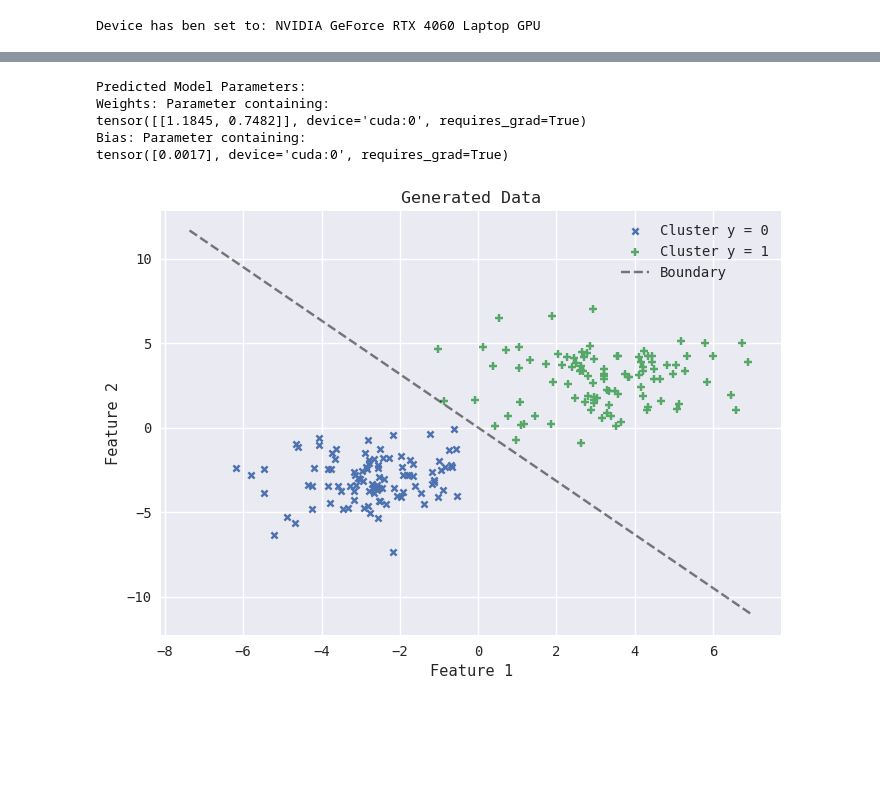
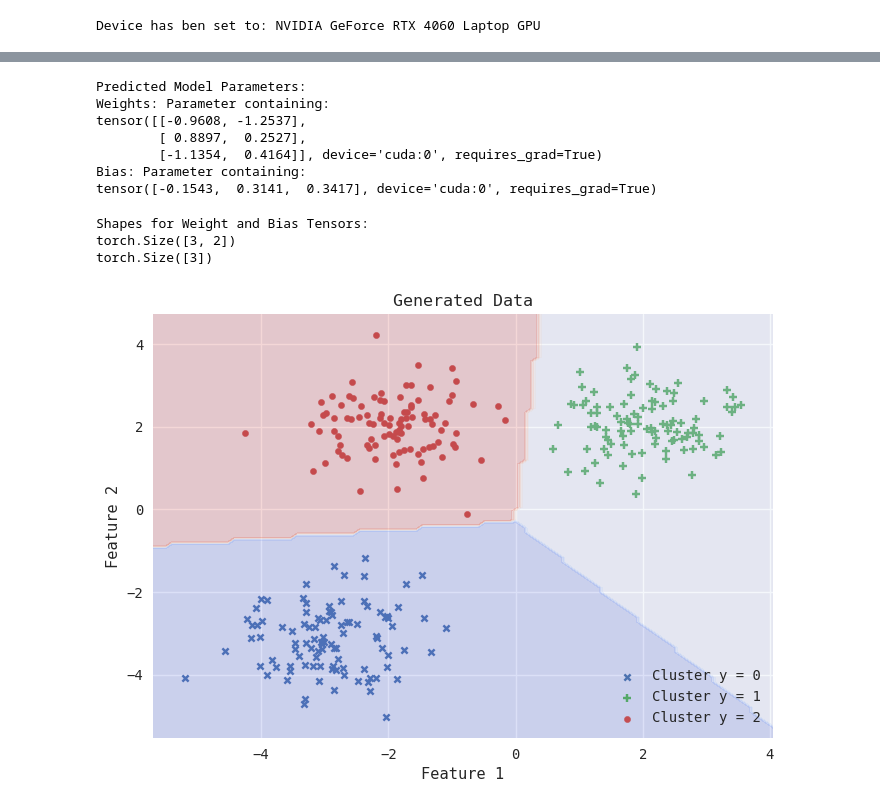
Before and after one commit to abhans/torchbygnd, a Jupyter notebook: test.ipynb, the cells around one changed output, grey strips where cells are left out. Cells and saved outputs as stored; diff of their text form; code cells hidden in the pictures; blank space fills up the shorter version.

Commit message:
Deleted `demo.ipynb`, finalised code for multinomial logistic regression, updated `clusters` and `base.py` accordingly

```diff
--- a/test.ipynb
+++ b/test.ipynb
@@ -41,3 +39,5 @@ X, y = clusters(SIZE, std0 = 1.3, std1 = 1.6)
+# %%
+X, y = clusters(SIZE, means=[(-3, -3), (2, 2), (-2, 2)], stds=[0.8, 0.6, 0.7])
 # %%
 print("Generated X:", X, "\nGenerated y:", y, sep='\n')
 print("\nShape of X: ", X.shape, "\nShape of y: ", y.shape, sep='\n')
@@ -72,3 +94,3 @@ plt.show()
 # %%
-Model = LogisticRegression(in_dims=2).to(DEVICE)
+Model = LogisticRegression(in_dims=2, out_dims=3, multinomial=True).to(DEVICE)
 # %%
@@ -167,6 +189,8 @@ print(f"Predicted Model Parameters:", "Weights: {}".format(Model.linear.weight),
 # %% [output]
 Predicted Model Parameters:
 Weights: Parameter containing:
-tensor([[1.1845, 0.7482]], device='cuda:0', requires_grad=True)
+tensor([[-0.9608, -1.2537],
+        [ 0.8897,  0.2527],
+        [-1.1354,  0.4164]], device='cuda:0', requires_grad=True)
 Bias: Parameter containing:
-tensor([0.0017], device='cuda:0', requires_grad=True)
+tensor([-0.1543,  0.3141,  0.3417], device='cuda:0', requires_grad=True)
@@ -179,20 +197,32 @@ boundary = slope * T + interc
+# %%
+print(f"Shapes for Weight and Bias Tensors:", Model.linear.weight.shape, Model.linear.bias.shape, sep="\n")
+# %% [output]
+Shapes for Weight and Bias Tensors:
+torch.Size([3, 2])
+torch.Size([3])
+# %%
+weights = Model.linear.weight.detach().cpu().numpy()
+biases = Model.linear.bias.detach().cpu().numpy()
+
+Xmin, Xmax = X[:, 0].min() - .5, X[:, 0].max() + .5
+ymin, ymax = X[:, 1].min() - .5, X[:, 1].max() + .5
+# %%
+xx, yy = np.meshgrid(np.linspace(Xmin, Xmax, SIZE), np.linspace(ymin, ymax, SIZE))
+grid = np.c_[xx.flatten(), yy.flatten()]
+
+scores = grid @ weights.T + biases
+predicted_classes = np.argmax(scores, axis=1).reshape(xx.shape)
 # %%
 plt.scatter(X[y == 0][:, 0], X[y == 0][:, 1], marker='x', label='Cluster y = 0', s=20)
 plt.scatter(X[y == 1][:, 0], X[y == 1][:, 1], marker='+', label='Cluster y = 1', s=40)
-# Decision Boundary
-plt.plot(
-    T.detach().cpu(),
-    boundary.detach().cpu(),
-    alpha=.5,
-    color='black',
-    linestyle='--',
-    label="Boundary"
-);
+plt.scatter(X[y == 2][:, 0], X[y == 2][:, 1], marker='o', label='Cluster y = 2', s=20)
+
+plt.contourf(xx, yy, predicted_classes, alpha=0.2, cmap=plt.cm.coolwarm)
 
 plt.xlabel('Feature 1')
 plt.ylabel('Feature 2')
 plt.title("Generated Data");
-plt.legend(loc='best');
+plt.legend(loc='lower right');
 plt.show();
 # %% [output]
-[figure, old version]
+[figure, new version]
```
Also changed, not shown: parts of 11 cells of this notebook, 3 other files.
